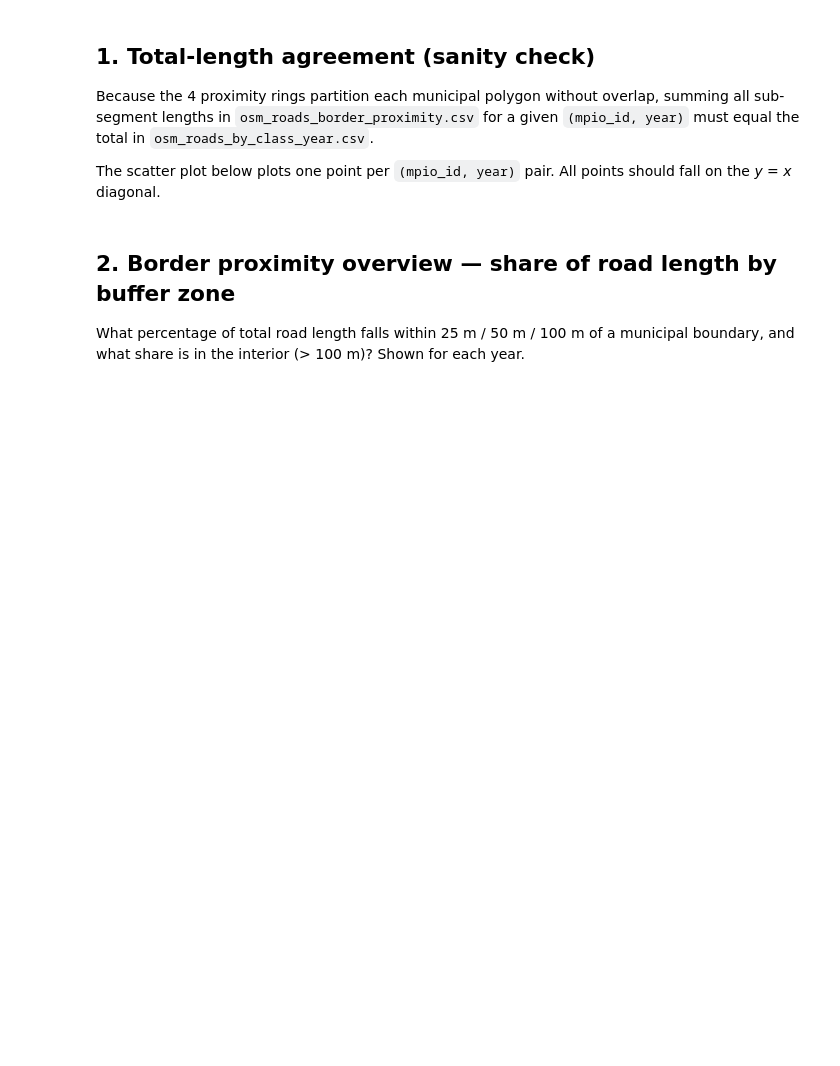
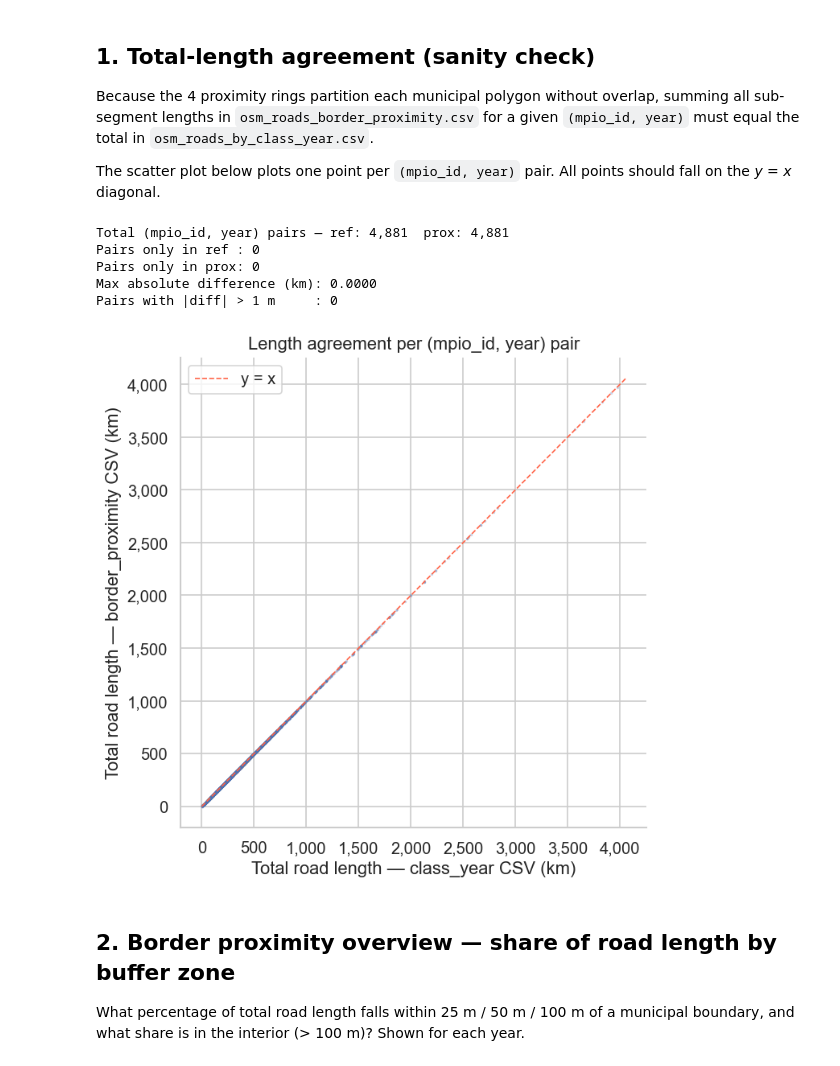
Before and after one commit to gregmaya/road_municipalities_col, a Jupyter notebook: notebooks/03_border_proximity_analysis.ipynb, the cells around one changed output. Cells and saved outputs as stored; diff of their text form; code cells hidden in the pictures; blank space fills up the shorter version.

```diff
--- a/notebooks/03_border_proximity_analysis.ipynb
+++ b/notebooks/03_border_proximity_analysis.ipynb
@@ -73,38 +84,55 @@ Because the 4 proximity rings partition each municipal polygon without overlap,
 The scatter plot below plots one point per `(mpio_id, year)` pair. All points should fall on the *y = x* diagonal.
 # %%
 ref_totals = (
-    ref.groupby(["mpio_id", "year"])["total_length_km"].sum().reset_index()
+    ref.groupby(["mpio_id", "year"])["total_length_km"]
+    .sum()
+    .reset_index()
     .rename(columns={"total_length_km": "ref_km"})
 )
 prox_totals = (
-    prox.groupby(["mpio_id", "year"])["length_km"].sum().reset_index()
+    prox.groupby(["mpio_id", "year"])["length_km"]
+    .sum()
+    .reset_index()
     .rename(columns={"length_km": "prox_km"})
 )
 merged = ref_totals.merge(prox_totals, on=["mpio_id", "year"], how="outer")
 merged["diff_km"] = (merged["prox_km"] - merged["ref_km"]).abs()
 
-print(f"Total (mpio_id, year) pairs — ref: {len(ref_totals):,}  prox: {len(prox_totals):,}")
+print(
+    f"Total (mpio_id, year) pairs — ref: {len(ref_totals):,}  prox: {len(prox_totals):,}"
+)
 print(f"Pairs only in ref : {merged['prox_km'].isna().sum()}")
 print(f"Pairs only in prox: {merged['ref_km'].isna().sum()}")
 print(f"Max absolute difference (km): {merged['diff_km'].max():.4f}")
 print(f"Pairs with |diff| > 1 m     : {(merged['diff_km'] > 0.001).sum()}")
 
 fig, ax = plt.subplots(figsize=(6, 6))
 ax.scatter(
-    merged["ref_km"], merged["prox_km"],
-    s=4, alpha=0.3, color="#4C72B0", linewidths=0,
+    merged["ref_km"],
+    merged["prox_km"],
+    s=4,
+    alpha=0.3,
+    color="#4C72B0",
+    linewidths=0,
 )
 lim = max(merged["ref_km"].max(), merged["prox_km"].max()) * 1.02
 ax.plot([0, lim], [0, lim], color="tomato", linewidth=1, linestyle="--", label="y = x")
 ax.set_xlabel("Total road length — class_year CSV (km)")
 ax.set_ylabel("Total road length — border_proximity CSV (km)")
 ax.set_title("Length agreement per (mpio_id, year) pair")
 ax.xaxis.set_major_formatter(mticker.FuncFormatter(lambda x, _: f"{x:,.0f}"))
 ax.yaxis.set_major_formatter(mticker.FuncFormatter(lambda x, _: f"{x:,.0f}"))
 ax.legend()
 sns.despine()
 plt.tight_layout()
 plt.show()
+# %% [output]
+Total (mpio_id, year) pairs — ref: 4,881  prox: 4,881
+Pairs only in ref : 0
+Pairs only in prox: 0
+Max absolute difference (km): 0.0000
+Pairs with |diff| > 1 m     : 0
+[figure, added]
 # %% [markdown]
 ## 2. Border proximity overview — share of road length by buffer zone
 
```
Also changed, not shown: parts of 5 cells of this notebook.
